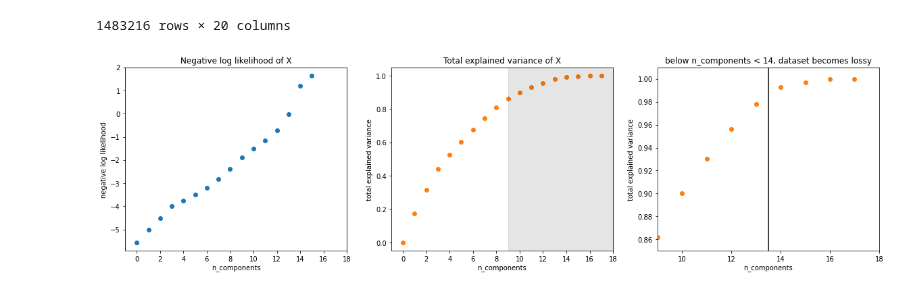
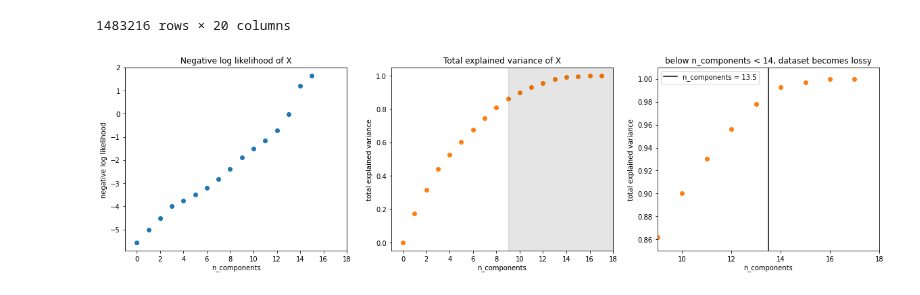
Before and after one commit to psaegert/AML-Final, a Jupyter notebook: dimensionality_reduction/pca.ipynb, the cells around one changed output. Drawn from its saved outputs; the diff is of its cells as text; code cells hidden in the pictures.

```diff
--- a/dimensionality_reduction/pca.ipynb
+++ b/dimensionality_reduction/pca.ipynb
@@ -5,7 +5,7 @@ import matplotlib.pyplot as plt
 from sklearn.decomposition import PCA
 # %%
 data = pd.read_csv('../data/no_icu_clean.csv')
-data = data.drop(columns=['Unnamed: 0', 'current_status'])
+data = data.drop(columns=['Unnamed: 0'])
 data
 # %% [output]
 |  | sex | hosp_yn | death_yn | medcond_yn | age_0 | age_10 | age_20 | age_30 | age_40 | age_50 | age_60 | ... |
@@ -35,15 +35,15 @@ for n_components in tqdm(range(X.shape[1])):
 # %%
 fig, (ax1, ax2, ax3) = plt.subplots(1, 3, figsize=(20, 5))
 ax1.scatter(pca_score['n_components'], pca_score['score'])
 ax1.set_xlabel('n_components'); ax1.set_ylabel('negative log likelihood')
 ax1.set_title('Negative log likelihood of X'); ax1.set_xticks(range(0, 20, 2)); ax1.set_xlim(-1, 18);
 
 ax2.scatter(pca_score['n_components'], [sum(ratios) for ratios in pca_score['explained_variance_ratio_']], color='tab:orange')
 ax2.set_xlabel('n_components'); ax2.set_ylabel('total explained variance'); ax2.axvspan(9, 18, color='black', alpha=0.1)
 ax2.set_title('Total explained variance of X'); ax2.set_xticks(range(0, 20, 2)); ax2.set_xlim(-1, 18);
 
 ax3.scatter(pca_score['n_components'], [sum(ratios) for ratios in pca_score['explained_variance_ratio_']], color='tab:orange')
 ax3.set_xlabel('n_components'); ax3.set_ylabel('total explained variance'); ax3.set_xticks(range(0, 20, 2)); ax3.set_xlim(9, None); ax3.set_ylim(0.85, 1.01)
-ax3.axvline(13.5, color='black', label='n_components = 13.5'); ax3.set_title('below n_components < 14, dataset becomes lossy');
+ax3.axvline(13.5, color='black', label='n_components = 13.5'); ax3.set_title('below n_components < 14, dataset becomes lossy'); ax3.legend();
 # %% [output]
-[figure, old version]
+[figure, new version]
```
Also changed, not shown: 1 other file.
